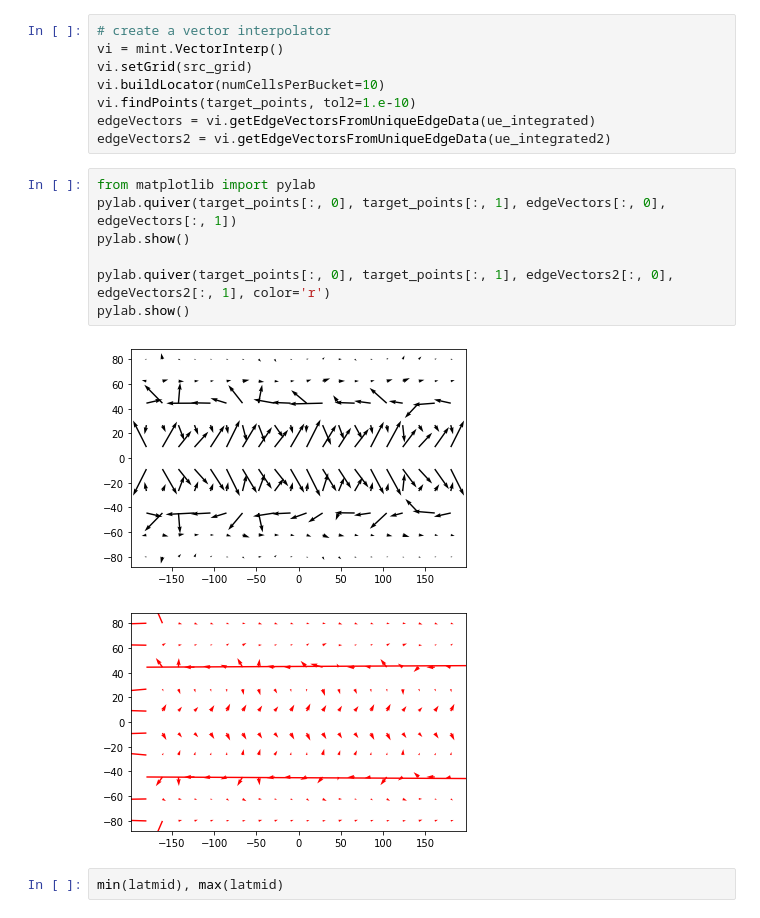
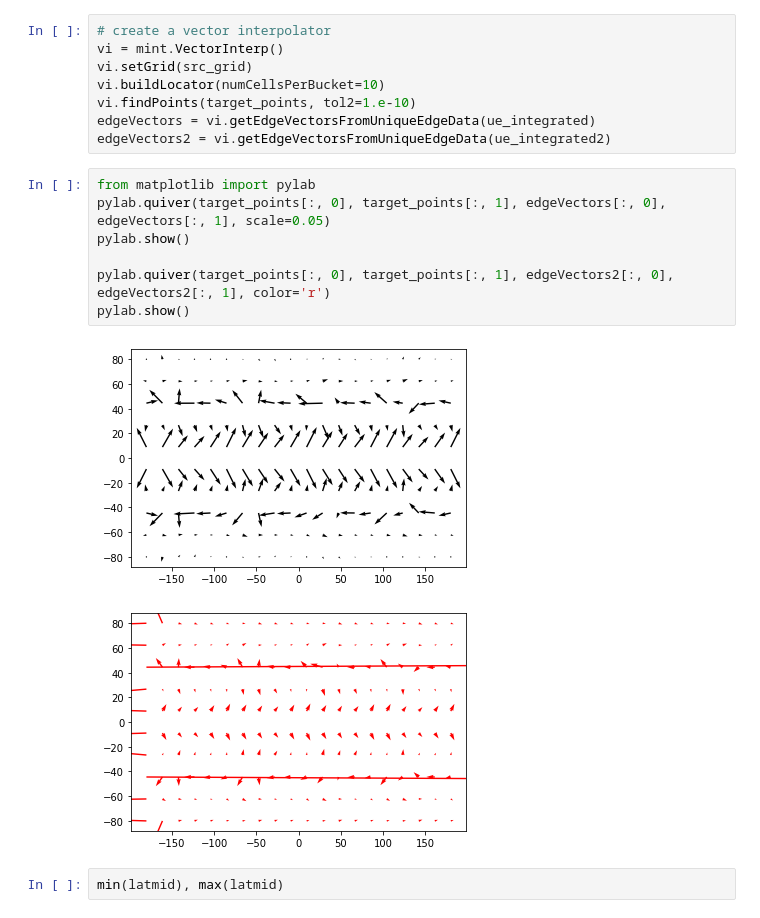
Before and after one commit to pletzer/mint, a Jupyter notebook: mint/notebooks/interpVectorField.ipynb, the cells around one changed output. Cells and saved outputs as stored; diff of their text form.

```diff
--- a/mint/notebooks/interpVectorField.ipynb
+++ b/mint/notebooks/interpVectorField.ipynb
@@ -105,13 +105,13 @@ edgeVectors = vi.getEdgeVectorsFromUniqueEdgeData(ue_integrated)
 edgeVectors2 = vi.getEdgeVectorsFromUniqueEdgeData(ue_integrated2)
 # %%
 from matplotlib import pylab
-pylab.quiver(target_points[:, 0], target_points[:, 1], edgeVectors[:, 0], edgeVectors[:, 1])
+pylab.quiver(target_points[:, 0], target_points[:, 1], edgeVectors[:, 0], edgeVectors[:, 1], scale=0.05)
 pylab.show()
 
 pylab.quiver(target_points[:, 0], target_points[:, 1], edgeVectors2[:, 0], edgeVectors2[:, 1], color='r')
 pylab.show()
 # %% [output]
-[figure, old version]
+[figure, new version]
 [figure]
 # %%
 min(latmid), max(latmid)
```
Also changed, not shown: parts of 4 cells of this notebook, 4 other files.
